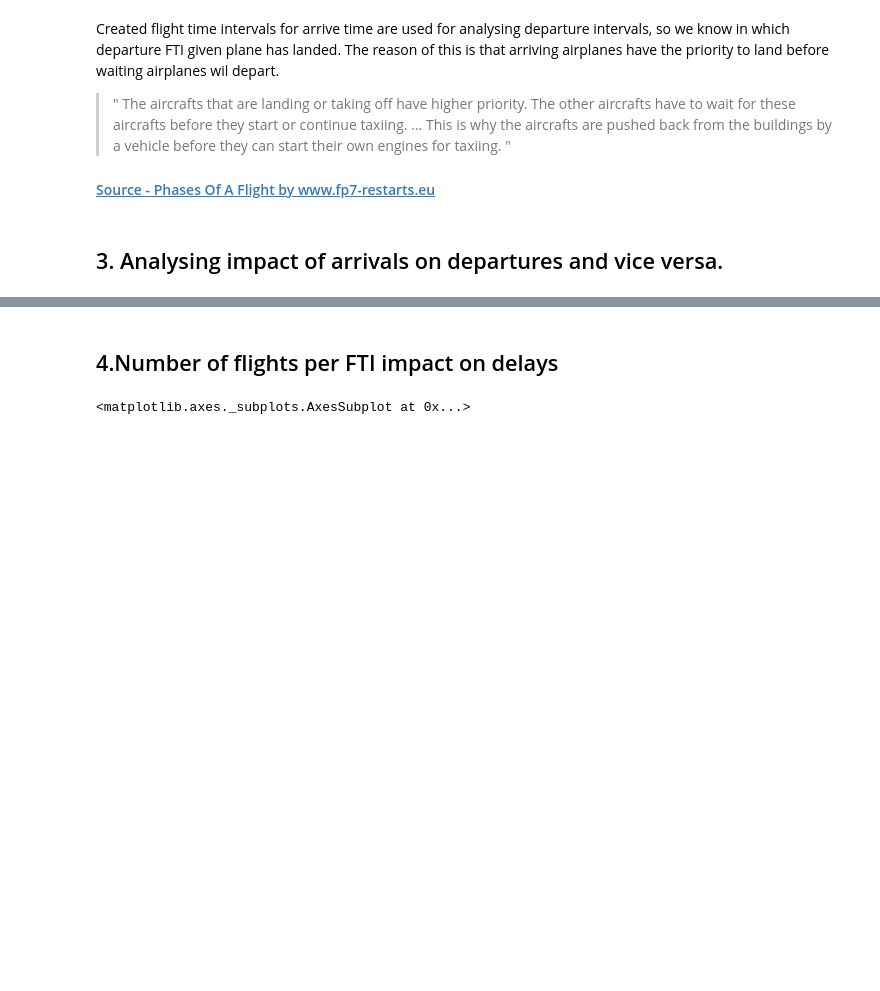
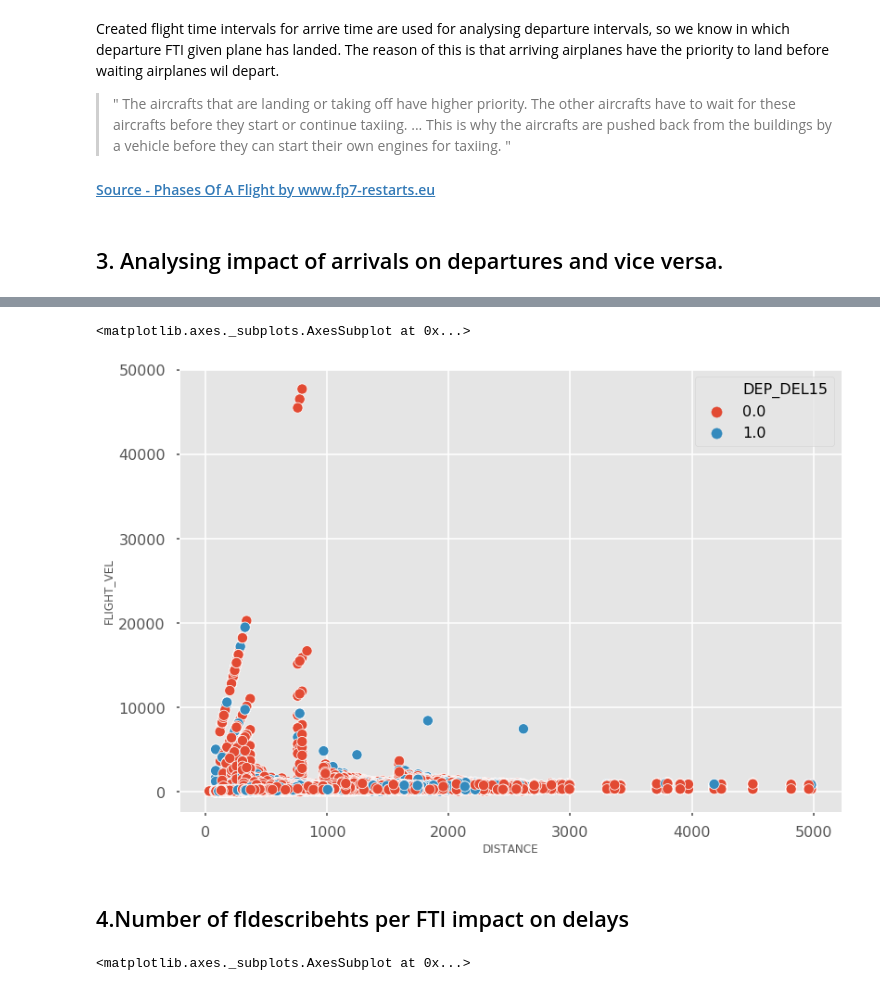
Before and after one commit to asbird/Data_analysis, a Jupyter notebook: flight-delay-prediction/Untitled1.ipynb, the cells around one changed output, grey strips where cells are left out. Drawn from its saved outputs; the diff is of its cells as text; code cells hidden in the pictures; blank space fills up the shorter version.

Commit message:
Added descripction to pt.3 , calculating flight velocity

```diff
--- a/flight-delay-prediction/Untitled1.ipynb
+++ b/flight-delay-prediction/Untitled1.ipynb
@@ -293,0 +421,14 @@ arrival_on_depart_impact('ORD', 5)
+# %%
+from datetime import date
+
+def calcFlightSpeed(dep_time, arr_time, distance_km):
+    try:
+        duration = datetime.combine(date.min, arr_time) - datetime.combine(date.min, dep_time)
+        dur_in_hours = duration.seconds/3600
+        return distance_km/dur_in_hours
+    except:
+        return np.NaN
+
+df["FLIGHT_VEL"] = df[["DEP_TIME","ARR_TIME","DISTANCE"]].apply(
+                        lambda x: calcFlightSpeed(x.DEP_TIME,x.ARR_TIME,x.DISTANCE)
+                        ,axis=1)
@@ -294,5 +463,10 @@ arrival_on_depart_impact('ORD', 5)
+# %%
+sns.scatterplot(x="DISTANCE",y="FLIGHT_VEL",hue="DEP_DEL15",data=df)
+# %% [output]
+<matplotlib.axes._subplots.AxesSubplot at 0x...>
+[figure, added]
 # %% [markdown]
-## 4.Number of flights per FTI impact on delays
+## 4.Number of fldescribehts per FTI impact on delays
 # %%
 
 airport = "ORD"
```
Also changed, not shown: parts of 21 cells of this notebook.
